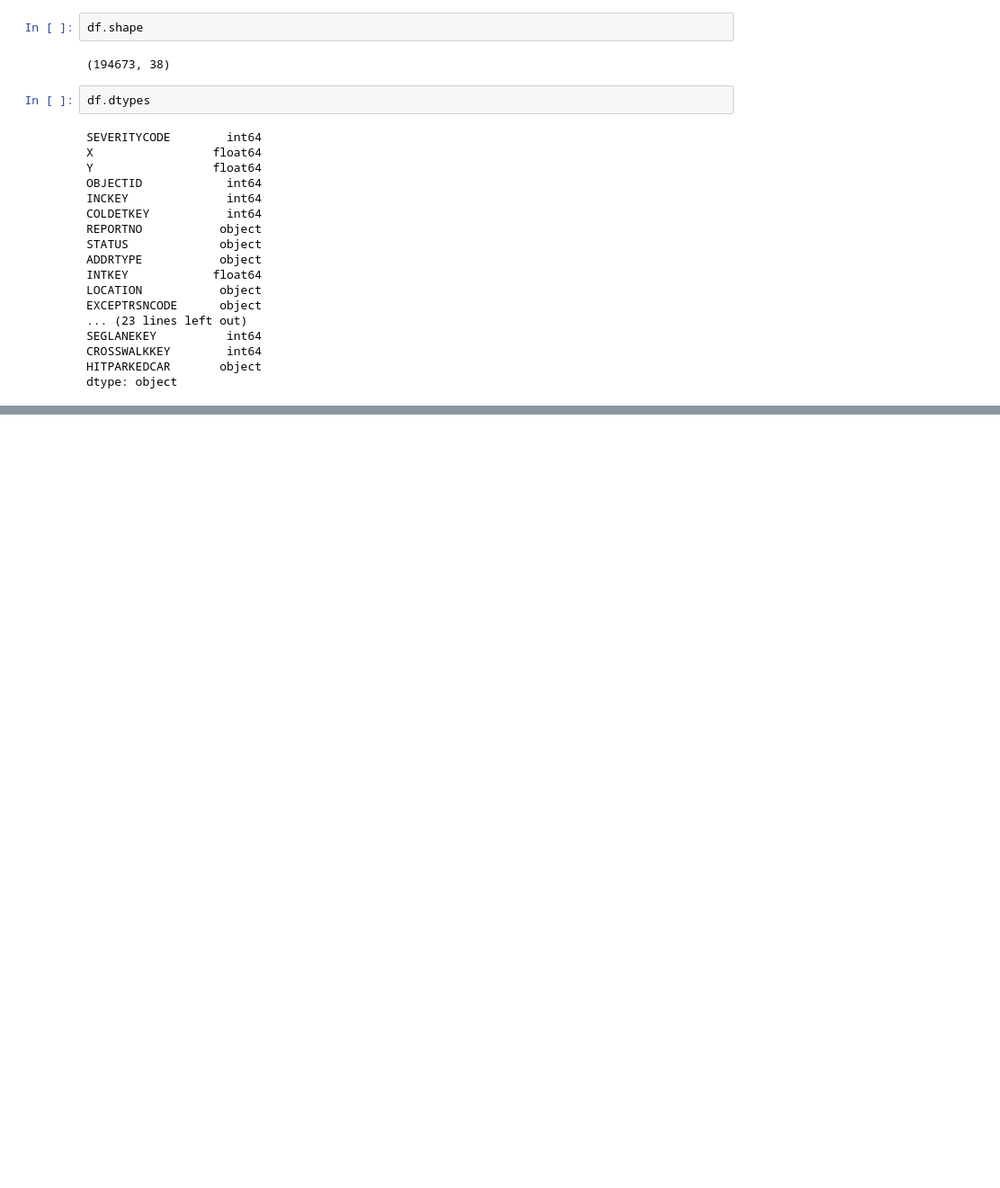
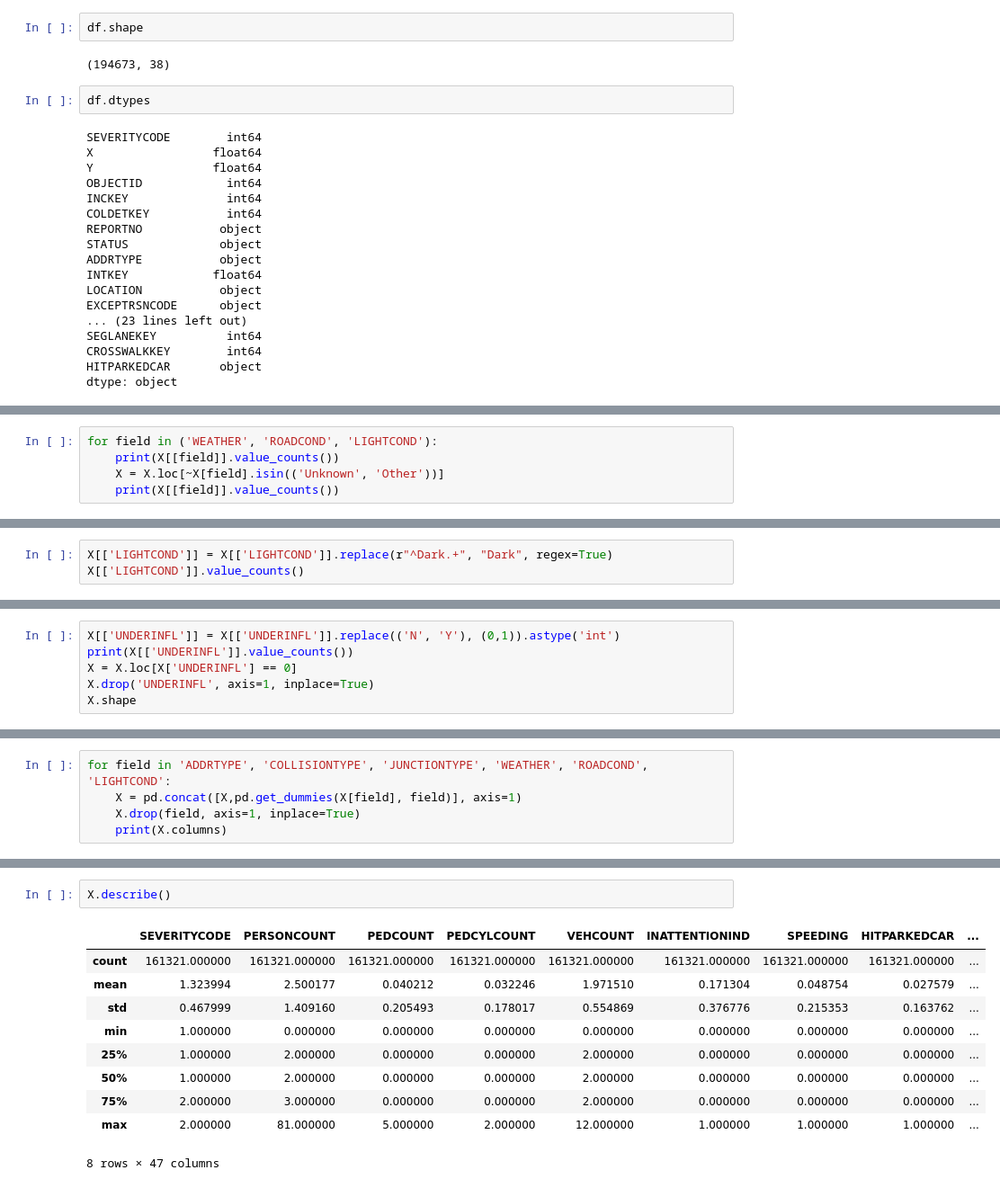
Before and after one commit to strakh/Coursera_Capstone, a Jupyter notebook: capstone.ipynb, the cells around one changed output, grey strips where cells are left out. Shown at 90% size. Drawn from its saved outputs; the diff is of its cells as text; blank space fills up the shorter version.

```diff
--- a/capstone.ipynb
+++ b/capstone.ipynb
@@ -70,0 +139,5 @@ df[["INCDATE"]].sort_values("INCDATE", ascending=True).head()
+# %%
+for field in ('WEATHER', 'ROADCOND', 'LIGHTCOND'):
+    print(X[[field]].value_counts())
+    X = X.loc[~X[field].isin(('Unknown', 'Other'))]
+    print(X[[field]].value_counts())
@@ -70,0 +166,3 @@ df[["INCDATE"]].sort_values("INCDATE", ascending=True).head()
+# %%
+X[['LIGHTCOND']] = X[['LIGHTCOND']].replace(r"^Dark.+", "Dark", regex=True)
+X[['LIGHTCOND']].value_counts()
@@ -70,0 +185,6 @@ df[["INCDATE"]].sort_values("INCDATE", ascending=True).head()
+# %%
+X[['UNDERINFL']] = X[['UNDERINFL']].replace(('N', 'Y'), (0,1)).astype('int')
+print(X[['UNDERINFL']].value_counts())
+X = X.loc[X['UNDERINFL'] == 0]
+X.drop('UNDERINFL', axis=1, inplace=True)
+X.shape
@@ -70,0 +224,5 @@ df[["INCDATE"]].sort_values("INCDATE", ascending=True).head()
+# %%
+for field in 'ADDRTYPE', 'COLLISIONTYPE', 'JUNCTIONTYPE', 'WEATHER', 'ROADCOND', 'LIGHTCOND':
+    X = pd.concat([X,pd.get_dummies(X[field], field)], axis=1)
+    X.drop(field, axis=1, inplace=True)
+    print(X.columns)
@@ -70,0 +261,13 @@ df[["INCDATE"]].sort_values("INCDATE", ascending=True).head()
+# %%
+X.describe()
+# %% [output]
+|  | SEVERITYCODE | PERSONCOUNT | PEDCOUNT | PEDCYLCOUNT | VEHCOUNT | INATTENTIONIND | SPEEDING | HITPARKEDCAR | ... |
+| count | 161321.000000 | 161321.000000 | 161321.000000 | 161321.000000 | 161321.000000 | 161321.000000 | 161321.000000 | 161321.000000 | ... |
+| mean | 1.323994 | 2.500177 | 0.040212 | 0.032246 | 1.971510 | 0.171304 | 0.048754 | 0.027579 | ... |
+| std | 0.467999 | 1.409160 | 0.205493 | 0.178017 | 0.554869 | 0.376776 | 0.215353 | 0.163762 | ... |
+| min | 1.000000 | 0.000000 | 0.000000 | 0.000000 | 0.000000 | 0.000000 | 0.000000 | 0.000000 | ... |
+| 25% | 1.000000 | 2.000000 | 0.000000 | 0.000000 | 2.000000 | 0.000000 | 0.000000 | 0.000000 | ... |
+| 50% | 1.000000 | 2.000000 | 0.000000 | 0.000000 | 2.000000 | 0.000000 | 0.000000 | 0.000000 | ... |
+| 75% | 2.000000 | 3.000000 | 0.000000 | 0.000000 | 2.000000 | 0.000000 | 0.000000 | 0.000000 | ... |
+| max | 2.000000 | 81.000000 | 5.000000 | 2.000000 | 12.000000 | 1.000000 | 1.000000 | 1.000000 | ... |
+8 rows × 47 columns
```
Also changed, not shown: parts of 48 cells of this notebook.
